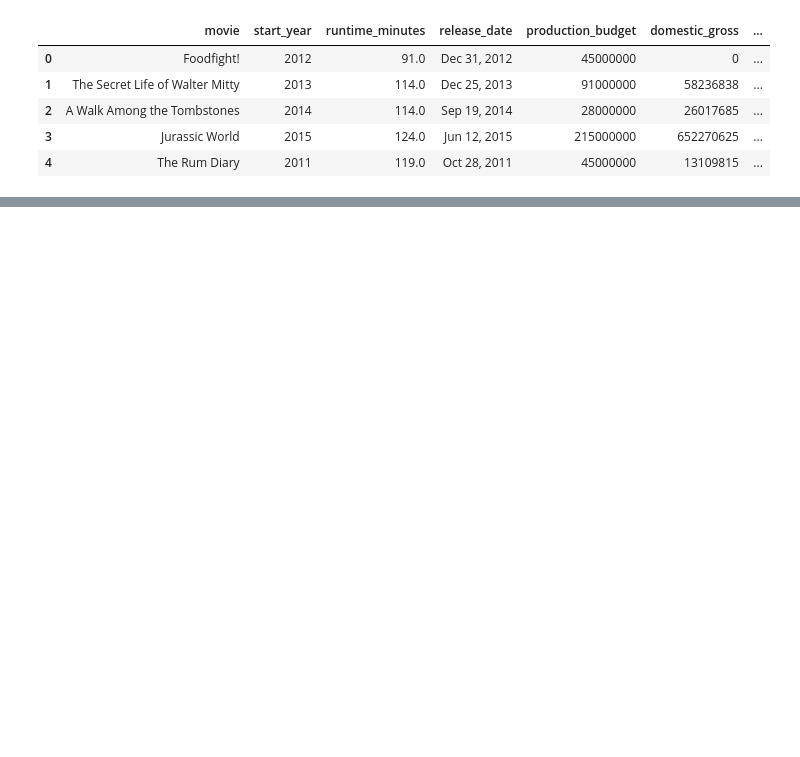
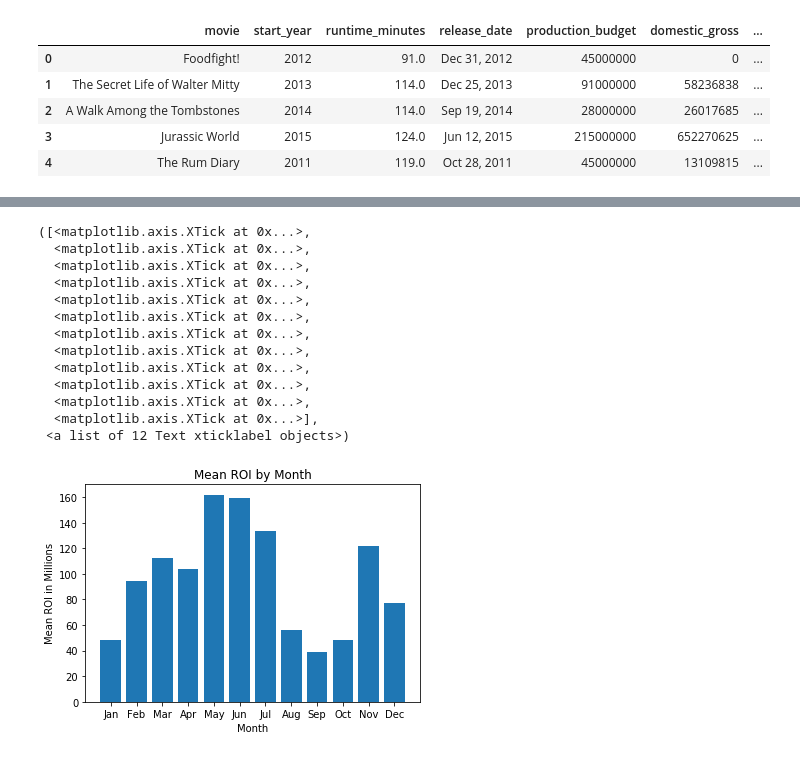
Before and after one commit to irvingcampbell/FIS-Mod1-Project, a Jupyter notebook: SH_Cleaning.ipynb, the cells around one changed output, grey strips where cells are left out. Saved outputs shown, nothing was run; the diff lists cells and outputs as text; code cells hidden in the pictures; blank space fills up the shorter version.

```diff
--- a/SH_Cleaning.ipynb
+++ b/SH_Cleaning.ipynb
@@ -216,0 +259,2 @@ total_df.head()
+# %%
+release_month_means = total_df.groupby("release_month").mean()["ROI"].map(lambda x: x/1000000)
@@ -216,0 +278,21 @@ total_df.head()
+# %%
+mean_roi_month = plt.bar(release_month_means.index, release_month_means)
+plt.xlabel("Month")
+plt.ylabel("Mean ROI in Millions")
+plt.title("Mean ROI by Month")
+plt.xticks(range(1,13), ("Jan", "Feb", "Mar", "Apr", "May", "Jun", "Jul", "Aug", "Sep", "Oct", "Nov", "Dec"))
+# %% [output]
+([<matplotlib.axis.XTick at 0x...>,
+  <matplotlib.axis.XTick at 0x...>,
+  <matplotlib.axis.XTick at 0x...>,
+  <matplotlib.axis.XTick at 0x...>,
+  <matplotlib.axis.XTick at 0x...>,
+  <matplotlib.axis.XTick at 0x...>,
+  <matplotlib.axis.XTick at 0x...>,
+  <matplotlib.axis.XTick at 0x...>,
+  <matplotlib.axis.XTick at 0x...>,
+  <matplotlib.axis.XTick at 0x...>,
+  <matplotlib.axis.XTick at 0x...>,
+  <matplotlib.axis.XTick at 0x...>],
+ <a list of 12 Text xticklabel objects>)
+[figure, added]
```
Also changed, not shown: parts of 38 cells of this notebook.
